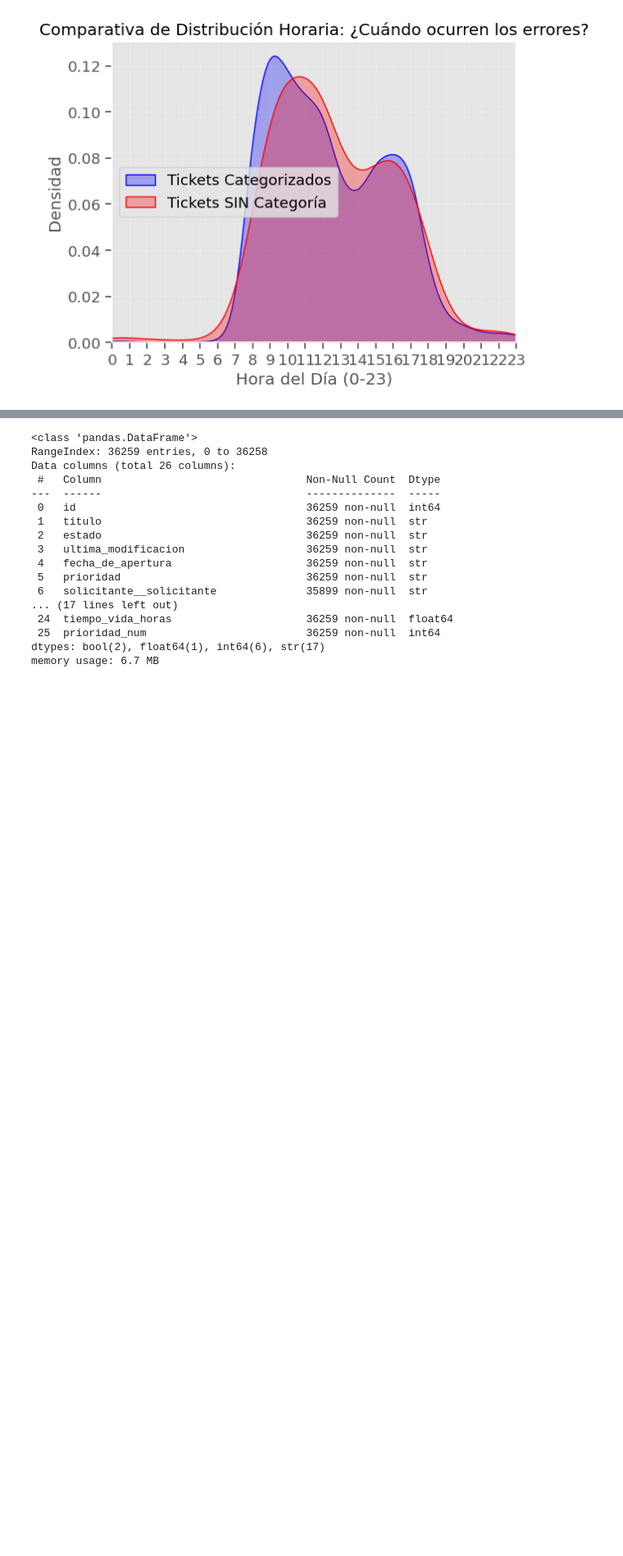
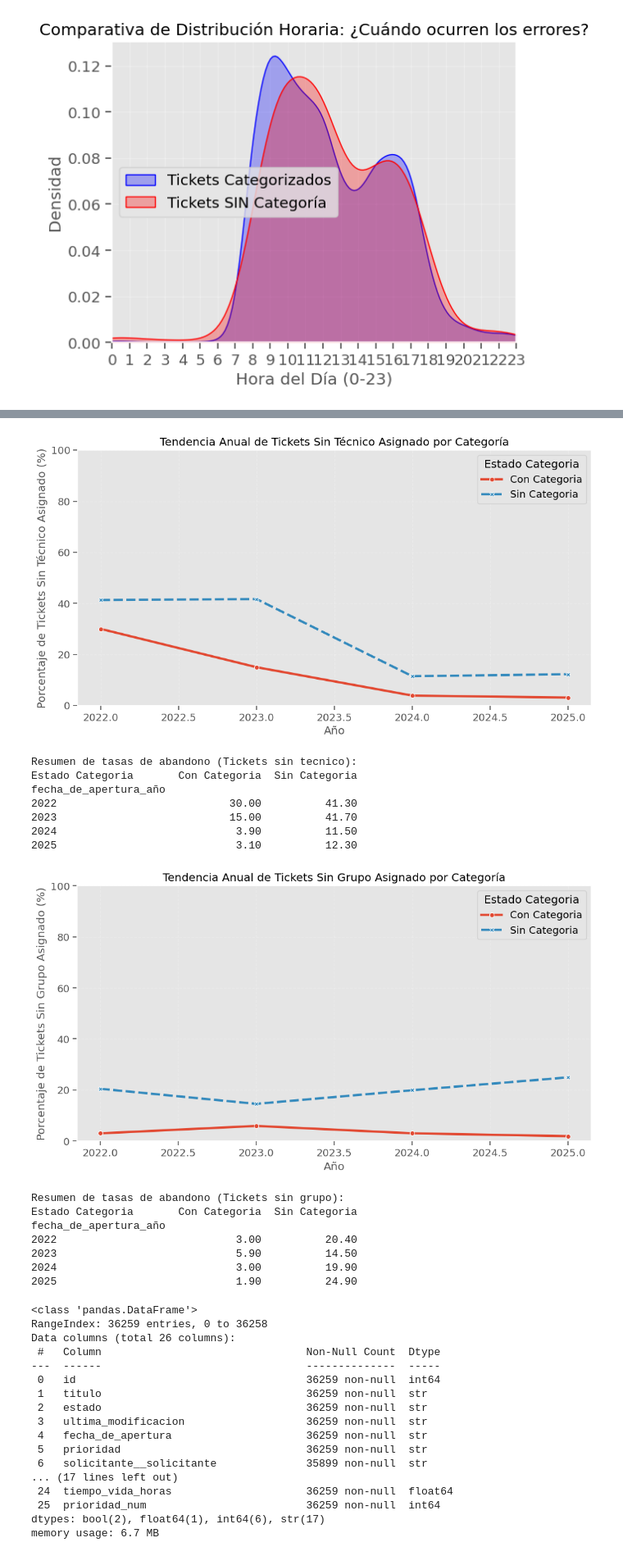
Before and after one commit to NicoFuentese/historical-analysis-management-tickets, a Jupyter notebook: notebooks/3.0-analisis-exploratorio.ipynb, the cells around one changed output, grey strips where cells are left out. Shown at 82% size. Saved outputs shown, nothing was run; the diff lists cells and outputs as text; code cells hidden in the pictures; blank space fills up the shorter version.

```diff
--- a/notebooks/3.0-analisis-exploratorio.ipynb
+++ b/notebooks/3.0-analisis-exploratorio.ipynb
@@ -392,26 +447,66 @@ plt.show()
 # %%
 #linea de tendenci Anual de "Orfandad"
 
 df_tendencia = df_all[df_all["fecha_de_apertura_año"].between(2022,2025)]
 
+#pivot para asignacion individual
 resumen_evolucion = df_tendencia.pivot_table(
     index='fecha_de_apertura_año',
     columns="Estado Categoria",
     values="asignado_a__tecnico",
     aggfunc = lambda x: x.isna().mean() * 100
 )
 
+#pivot asignacion grupal
+resumen_evolucion_grupal = df_tendencia.pivot_table(
+    index='fecha_de_apertura_año',
+    columns="Estado Categoria",
+    values="asignado_a__grupo_de_tecnicos",
+    aggfunc = lambda x: x.isna().mean() * 100
+)
+
+#ploteo evolucion asignacion individual
 plt.figure(figsize=(12, 6))
 sns.lineplot(data=resumen_evolucion, markers=True, linewidth=3)
 plt.title("Tendencia Anual de Tickets Sin Técnico Asignado por Categoría")
 plt.ylabel("Porcentaje de Tickets Sin Técnico Asignado (%)")
 plt.xlabel("Año")
 plt.ylim(0, 100)
 plt.grid(True, linestyle="--", alpha=0.3)
 plt.show()
 
 print("Resumen de tasas de abandono (Tickets sin tecnico):")
 print(resumen_evolucion.round(1))
+
+#ploteo evolucion asignacion grupal
+plt.figure(figsize=(12, 6))
+sns.lineplot(data=resumen_evolucion_grupal, markers=True, linewidth=3)
+plt.title("Tendencia Anual de Tickets Sin Grupo Asignado por Categoría")
+plt.ylabel("Porcentaje de Tickets Sin Grupo Asignado (%)")
+plt.xlabel("Año")
+plt.ylim(0, 100)
+plt.grid(True, linestyle="--", alpha=0.3)
+plt.show()
+
+print("Resumen de tasas de abandono (Tickets sin grupo):")
+print(resumen_evolucion_grupal.round(1))
+# %% [output]
+[figure, added]
+Resumen de tasas de abandono (Tickets sin tecnico):
+Estado Categoria       Con Categoria  Sin Categoria
+fecha_de_apertura_año
+2022                           30.00          41.30
+2023                           15.00          41.70
+2024                            3.90          11.50
+2025                            3.10          12.30
+[figure, added]
+Resumen de tasas de abandono (Tickets sin grupo):
+Estado Categoria       Con Categoria  Sin Categoria
+fecha_de_apertura_año
+2022                            3.00          20.40
+2023                            5.90          14.50
+2024                            3.00          19.90
+2025                            1.90          24.90
 # %%
 df2023.info()
 # %% [output]
```
Also changed, not shown: parts of 2 cells of this notebook, 3 other files.
